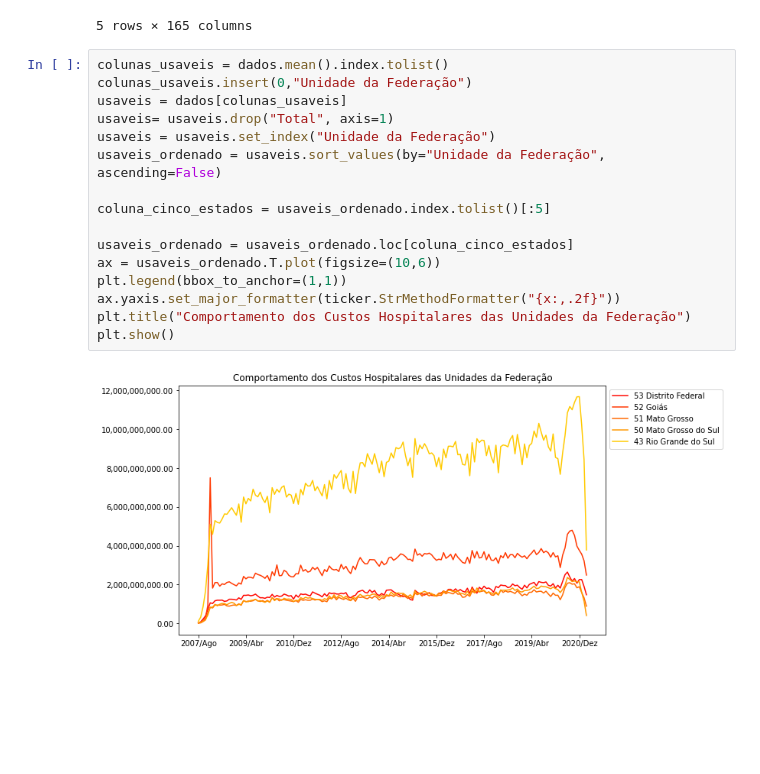
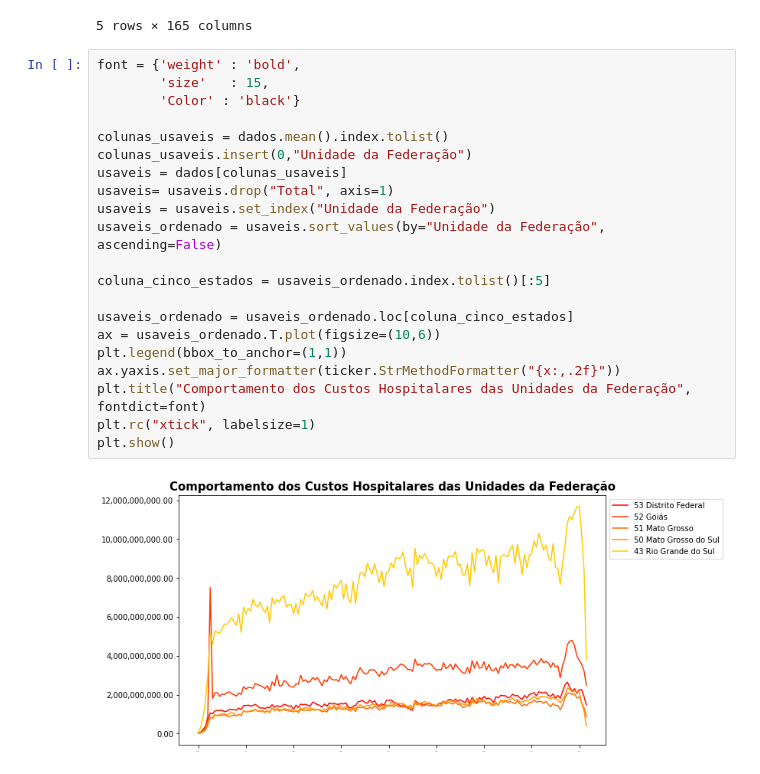
Before and after one commit to laugustovieira/BootCamp---Data-Science, a Jupyter notebook: Desafios_Modulo1_Aula3.ipynb, the cells around one changed output. Cells and saved outputs as stored; diff of their text form; blank space fills up the shorter version.

```diff
--- a/Desafios_Modulo1_Aula3.ipynb
+++ b/Desafios_Modulo1_Aula3.ipynb
@@ -55,20 +58,25 @@ usaveis.head()
 | 33 Rio de Janeiro | 46946934 | 92164657 | 299466457 | 725052808 | 1362712327 | 25151199203 | 4412815973 | 4290084702 | 4530649953 | ... |
 5 rows × 165 columns
 # %%
+font = {'weight' : 'bold',
+        'size'   : 15,
+        'Color' : 'black'}
+
 colunas_usaveis = dados.mean().index.tolist()
 colunas_usaveis.insert(0,"Unidade da Federação")
 usaveis = dados[colunas_usaveis]
 usaveis= usaveis.drop("Total", axis=1)
 usaveis = usaveis.set_index("Unidade da Federação")
 usaveis_ordenado = usaveis.sort_values(by="Unidade da Federação", ascending=False)
 
 coluna_cinco_estados = usaveis_ordenado.index.tolist()[:5]
 
 usaveis_ordenado = usaveis_ordenado.loc[coluna_cinco_estados]
 ax = usaveis_ordenado.T.plot(figsize=(10,6))
 plt.legend(bbox_to_anchor=(1,1))
 ax.yaxis.set_major_formatter(ticker.StrMethodFormatter("{x:,.2f}"))
-plt.title("Comportamento dos Custos Hospitalares das Unidades da Federação")
+plt.title("Comportamento dos Custos Hospitalares das Unidades da Federação", fontdict=font)
+plt.rc("xtick", labelsize=1)
 plt.show()
 # %% [output]
-[figure, old version]
+[figure, new version]
```
Also changed, not shown: parts of 1 cell of this notebook.
